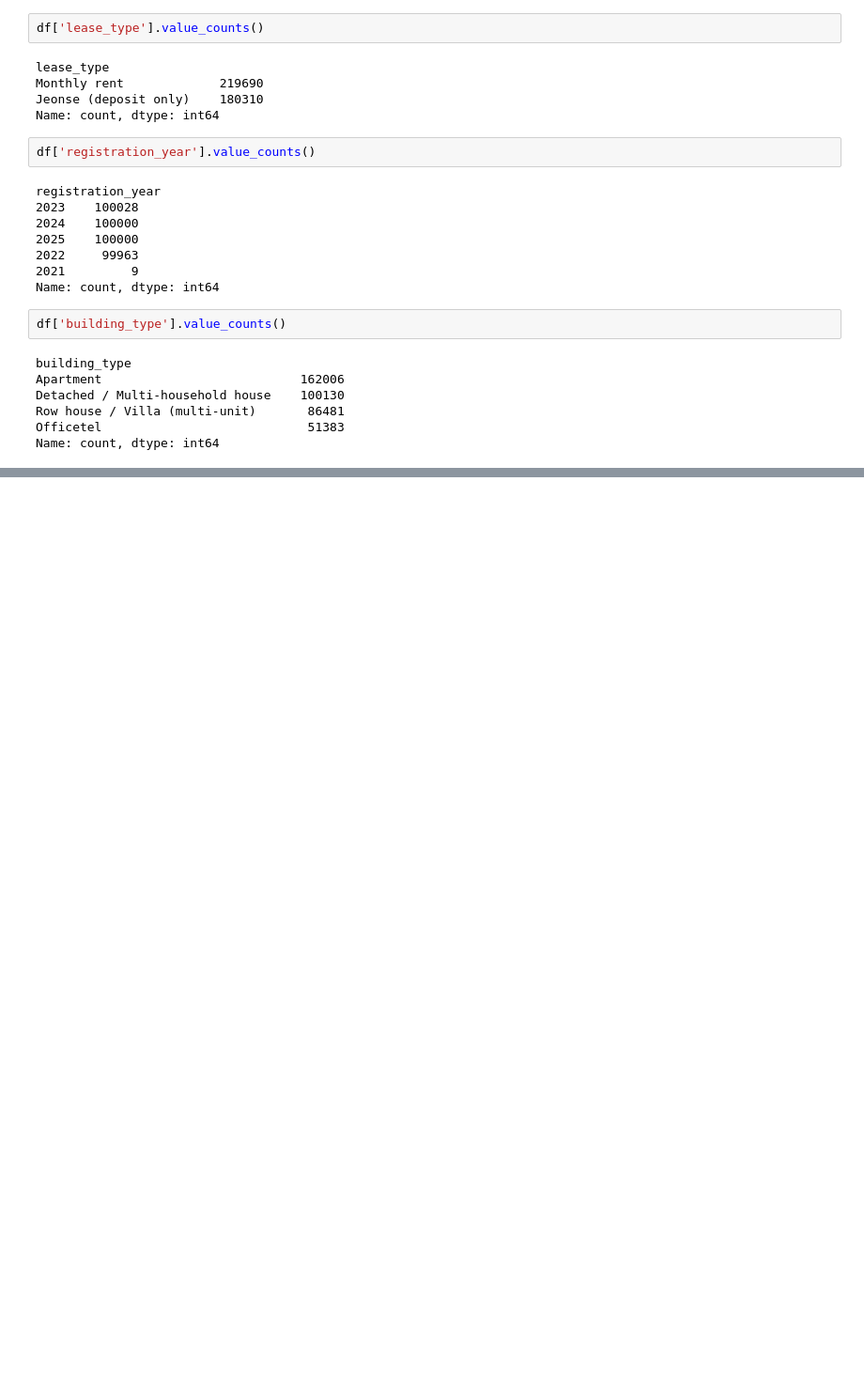
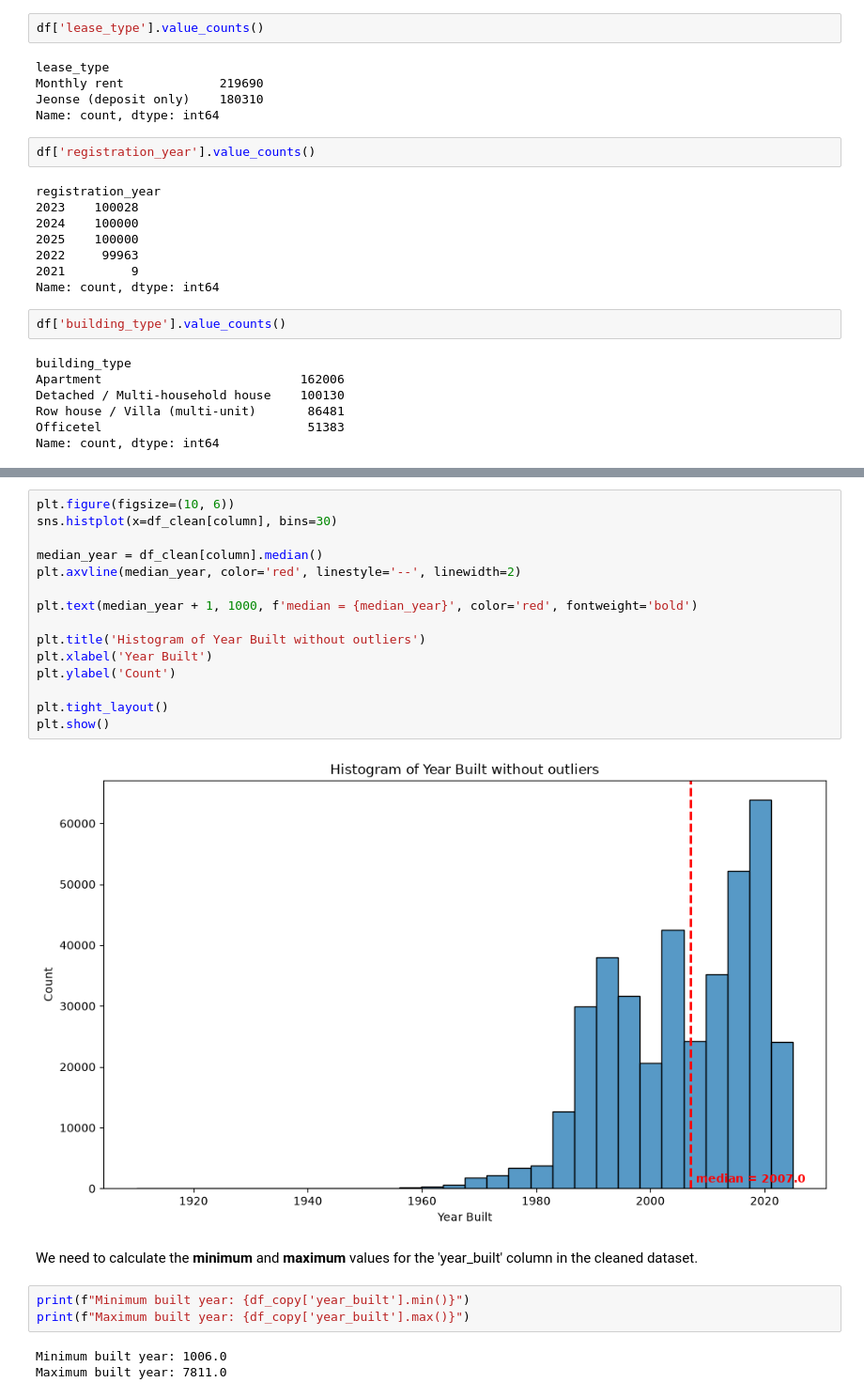
Before and after one commit to moliiner/rent_analysis_seoul, a Jupyter notebook: Notebook.ipynb, the cells around one changed output, grey strips where cells are left out. Shown at 94% size. Saved outputs shown, nothing was run; the diff lists cells and outputs as text; blank space fills up the shorter version.

```diff
--- a/Notebook.ipynb
+++ b/Notebook.ipynb
@@ -171,0 +446,25 @@ Name: count, dtype: int64
+# %%
+plt.figure(figsize=(10, 6))
+sns.histplot(x=df_clean[column], bins=30)
+
+median_year = df_clean[column].median()
+plt.axvline(median_year, color='red', linestyle='--', linewidth=2)
+
+plt.text(median_year + 1, 1000, f'median = {median_year}', color='red', fontweight='bold')
+
+plt.title('Histogram of Year Built without outliers')
+plt.xlabel('Year Built')
+plt.ylabel('Count')
+
+plt.tight_layout()
+plt.show()
+# %% [output]
+[figure, added]
+# %% [markdown]
+We need to calculate the **minimum** and **maximum** values for the 'year_built' column in the cleaned dataset.
+# %%
+print(f"Minimum built year: {df_copy['year_built'].min()}")
+print(f"Maximum built year: {df_copy['year_built'].max()}")
+# %% [output]
+Minimum built year: 1006.0
+Maximum built year: 7811.0
```
Also changed, not shown: parts of 35 cells of this notebook.
